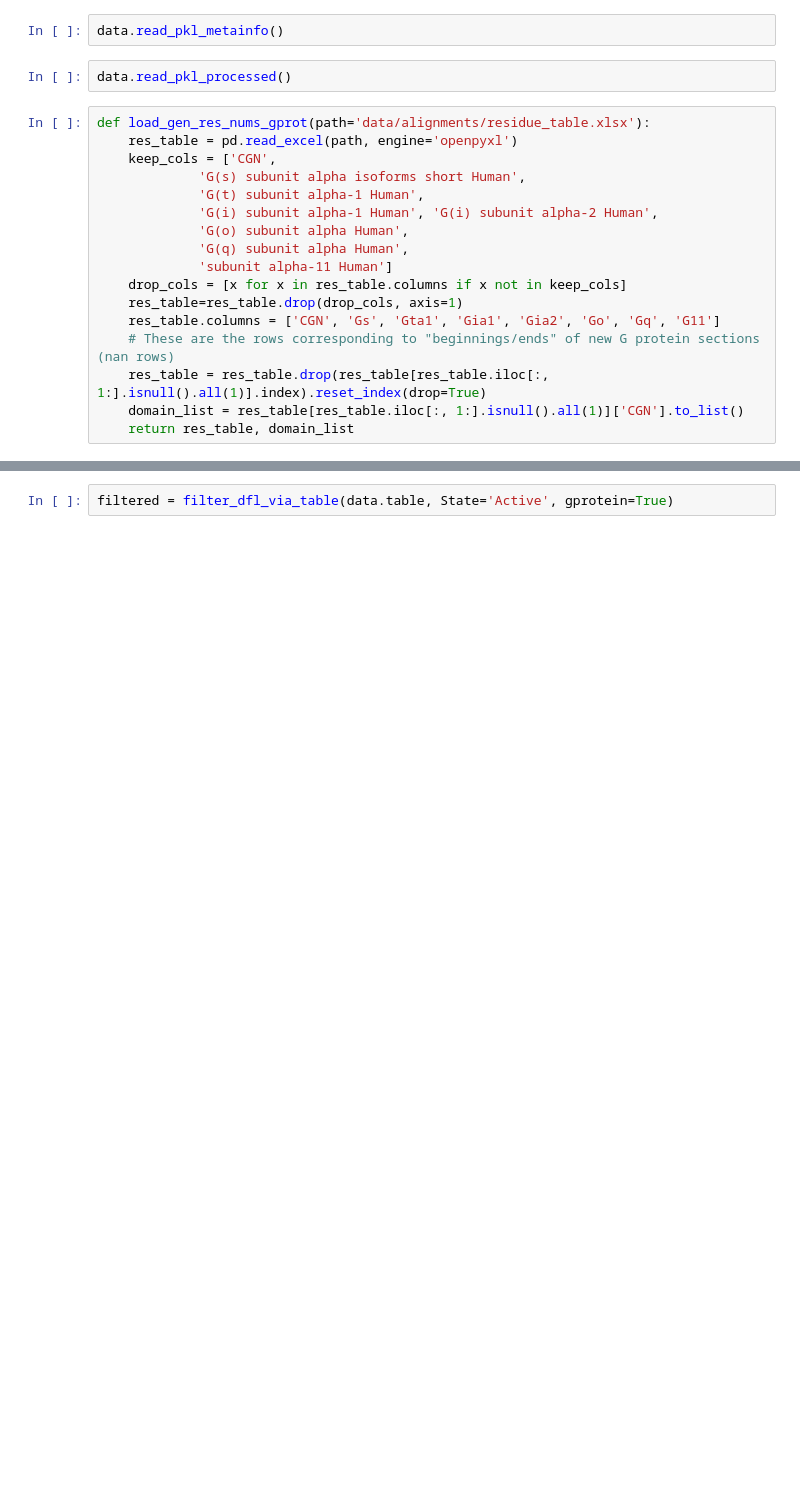
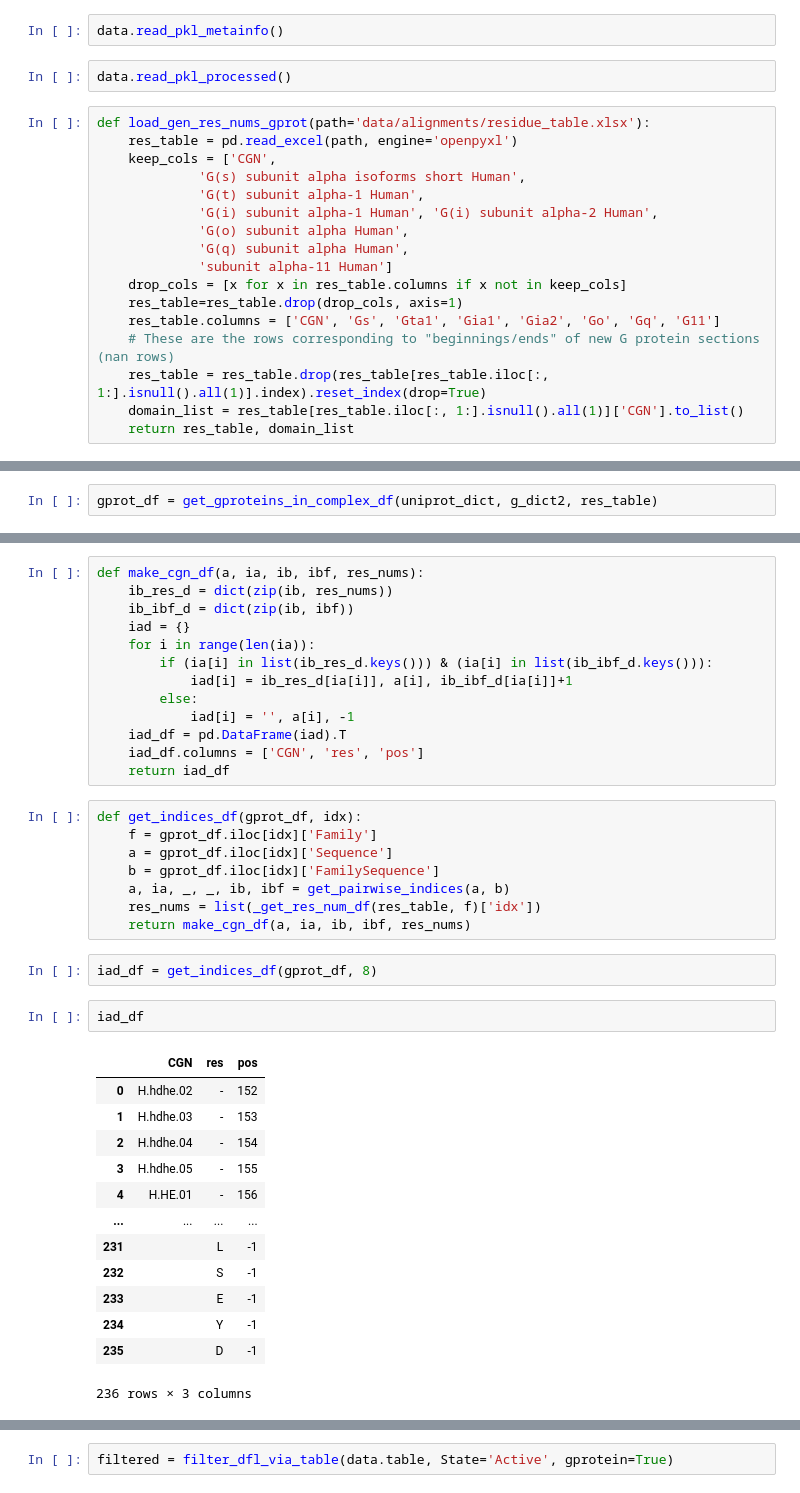
Before and after one commit to flurinh/mt, a Jupyter notebook: CifProcessor.ipynb, the cells around one changed output, grey strips where cells are left out. Drawn from its saved outputs; the diff is of its cells as text; blank space fills up the shorter version.

```diff
--- a/CifProcessor.ipynb
+++ b/CifProcessor.ipynb
@@ -534,0 +591,2 @@ def annotate_gprotein(dfl, act_table, gen_num_table, uniprot_dict):
+# %%
+gprot_df = get_gproteins_in_complex_df(uniprot_dict, g_dict2, res_table)
@@ -534,0 +619,39 @@ def annotate_gprotein(dfl, act_table, gen_num_table, uniprot_dict):
+# %%
+def make_cgn_df(a, ia, ib, ibf, res_nums):
+    ib_res_d = dict(zip(ib, res_nums))
+    ib_ibf_d = dict(zip(ib, ibf))
+    iad = {}
+    for i in range(len(ia)):
+        if (ia[i] in list(ib_res_d.keys())) & (ia[i] in list(ib_ibf_d.keys())):
+            iad[i] = ib_res_d[ia[i]], a[i], ib_ibf_d[ia[i]]+1
+        else:
+            iad[i] = '', a[i], -1
+    iad_df = pd.DataFrame(iad).T
+    iad_df.columns = ['CGN', 'res', 'pos']
+    return iad_df
+# %%
+def get_indices_df(gprot_df, idx):
+    f = gprot_df.iloc[idx]['Family']
+    a = gprot_df.iloc[idx]['Sequence']
+    b = gprot_df.iloc[idx]['FamilySequence']
+    a, ia, _, _, ib, ibf = get_pairwise_indices(a, b)
+    res_nums = list(_get_res_num_df(res_table, f)['idx'])
+    return make_cgn_df(a, ia, ib, ibf, res_nums)
+# %%
+iad_df = get_indices_df(gprot_df, 8)
+# %%
+iad_df
+# %% [output]
+|  | CGN | res | pos |
+| 0 | H.hdhe.02 | - | 152 |
+| 1 | H.hdhe.03 | - | 153 |
+| 2 | H.hdhe.04 | - | 154 |
+| 3 | H.hdhe.05 | - | 155 |
+| 4 | H.HE.01 | - | 156 |
+| ... | ... | ... | ... |
+| 231 |  | L | -1 |
+| 232 |  | S | -1 |
+| 233 |  | E | -1 |
+| 234 |  | Y | -1 |
+| 235 |  | D | -1 |
+236 rows × 3 columns
```
Also changed, not shown: parts of 42 cells of this notebook, 1 other file.
